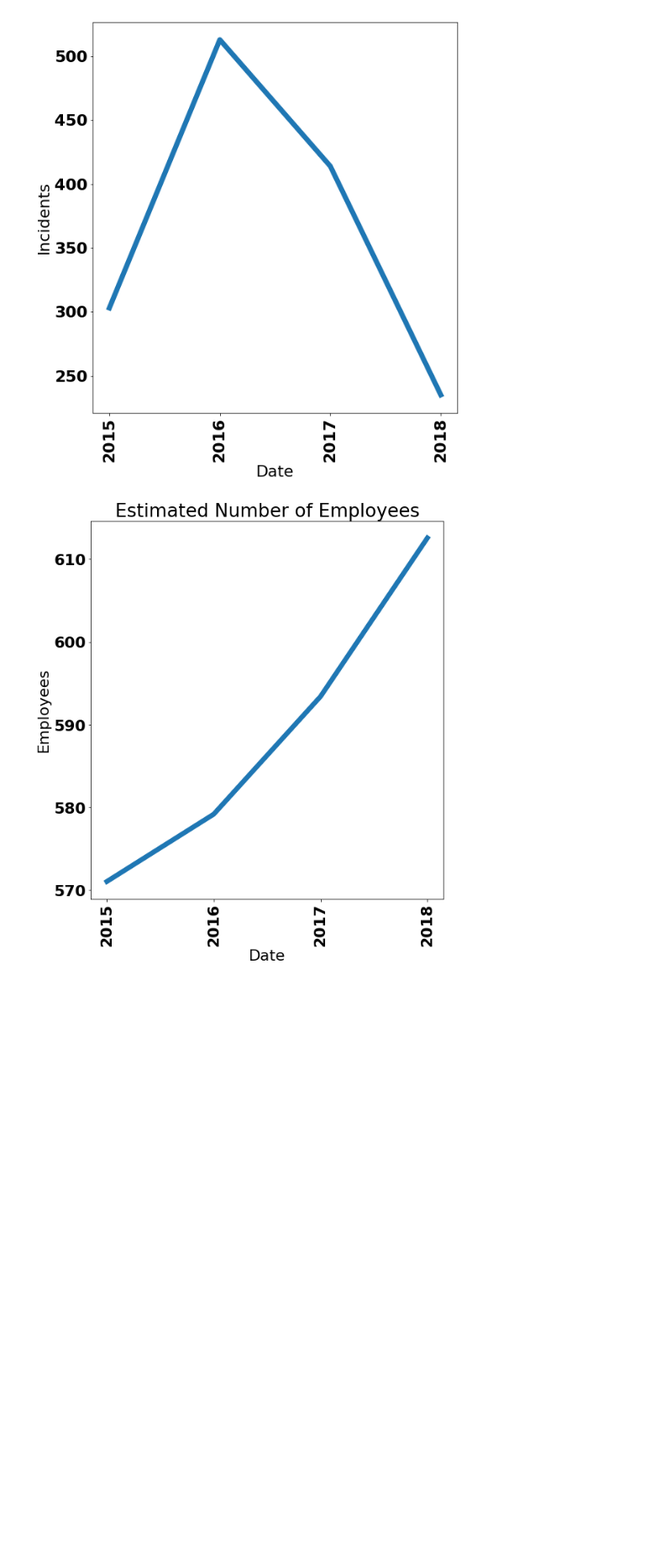
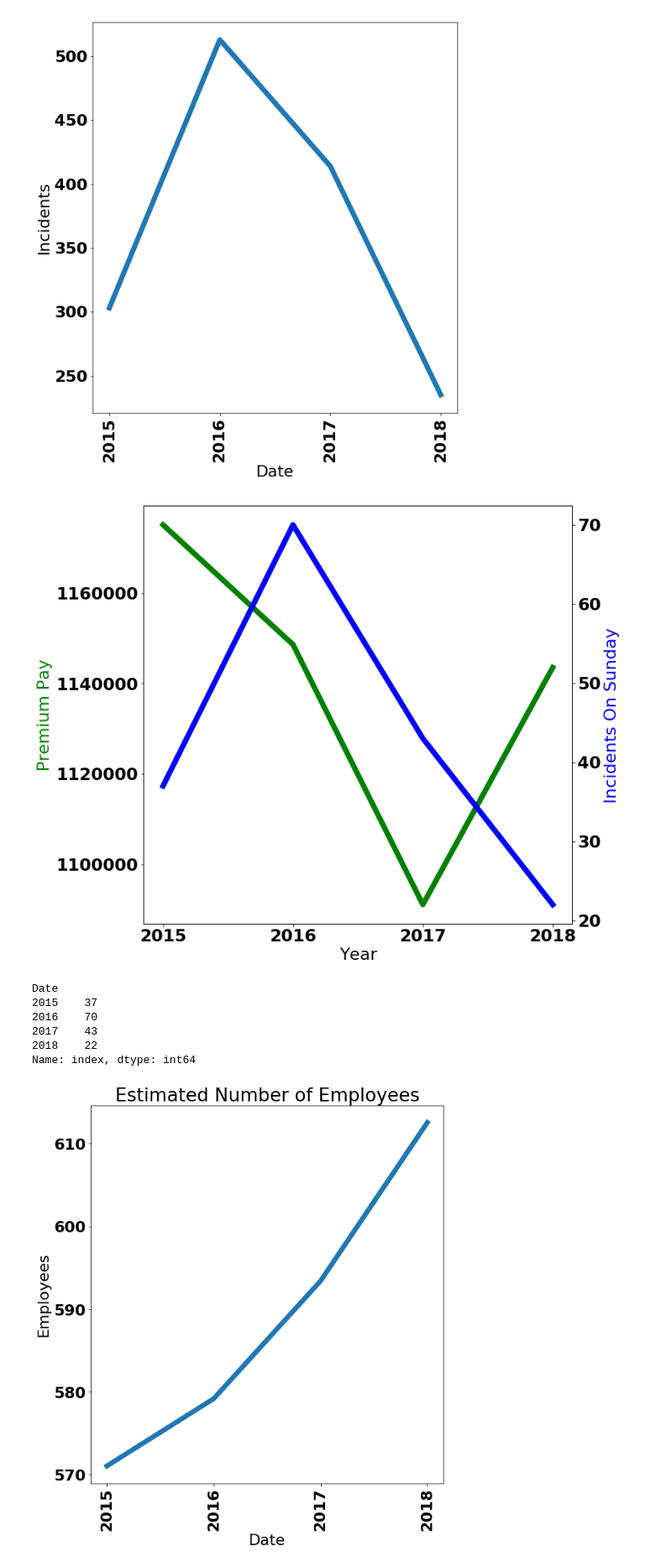
Before and after one commit to tylerharter/s19-city-t2, a Jupyter notebook: Fire/Model.ipynb, the cells around one changed output. Shown at 84% size. Saved outputs shown, nothing was run; the diff lists cells and outputs as text; code cells hidden in the pictures; blank space fills up the shorter version.

```diff
--- a/Fire/Model.ipynb
+++ b/Fire/Model.ipynb
@@ -203,6 +208,51 @@ plt.figure(1).subplots_adjust(
 plt.show()
 # %% [output]
 [figure]
+# %%
+font = {
+        'weight' : 'bold',
+        'size'   : 22}
+
+plt.rc('font', **font)
+
+
+incidents = yearly_summary[yearly_summary["Weekday"] == 6].groupby("Date").count()["index"]
+incidents["2015"] = incidents["2015"]/10*12
+incidents = incidents.drop(["2019"])
+
+
+
+premium = dict()
+premium["2015"] = fire_budget[fire_budget["Object"] == "51120 - PREMIUM PAY"]["2015"].sum()
+premium["2016"] = fire_budget[fire_budget["Object"] == "51120 - PREMIUM PAY"]["2016"].sum()
+premium["2017"] = fire_budget[fire_budget["Object"] == "51120 - PREMIUM PAY"]["2017"].sum()
+premium["2018"] = fire_budget[fire_budget["Object"] == "51120 - PREMIUM PAY"]["2018"].sum()
+
+premium_plot = pd.Series(premium)
+
+tick_labels = ("2015","2016","2017","2018")
+
+
+fig, ax1 = plt.subplots(figsize = (10,10))
+
+ax2 = ax1.twinx()
+ax1.plot(tick_labels, premium_plot, 'g-', linewidth=7.0)
+ax2.plot(tick_labels, incidents, 'b-', linewidth=7.0)
+
+ax1.set_xlabel('Year')
+ax1.set_ylabel('Premium Pay', color="g")
+ax2.set_ylabel('Incidents On Sunday', color="b")
+
+plt.show()
+incidents
+# %% [output]
+[figure, added]
+Date
+2015    37
+2016    70
+2017    43
+2018    22
+Name: index, dtype: int64
 # %%
 font = {
         'weight' : 'bold',
```
Also changed, not shown: parts of 4 cells of this notebook, 5 other files.
